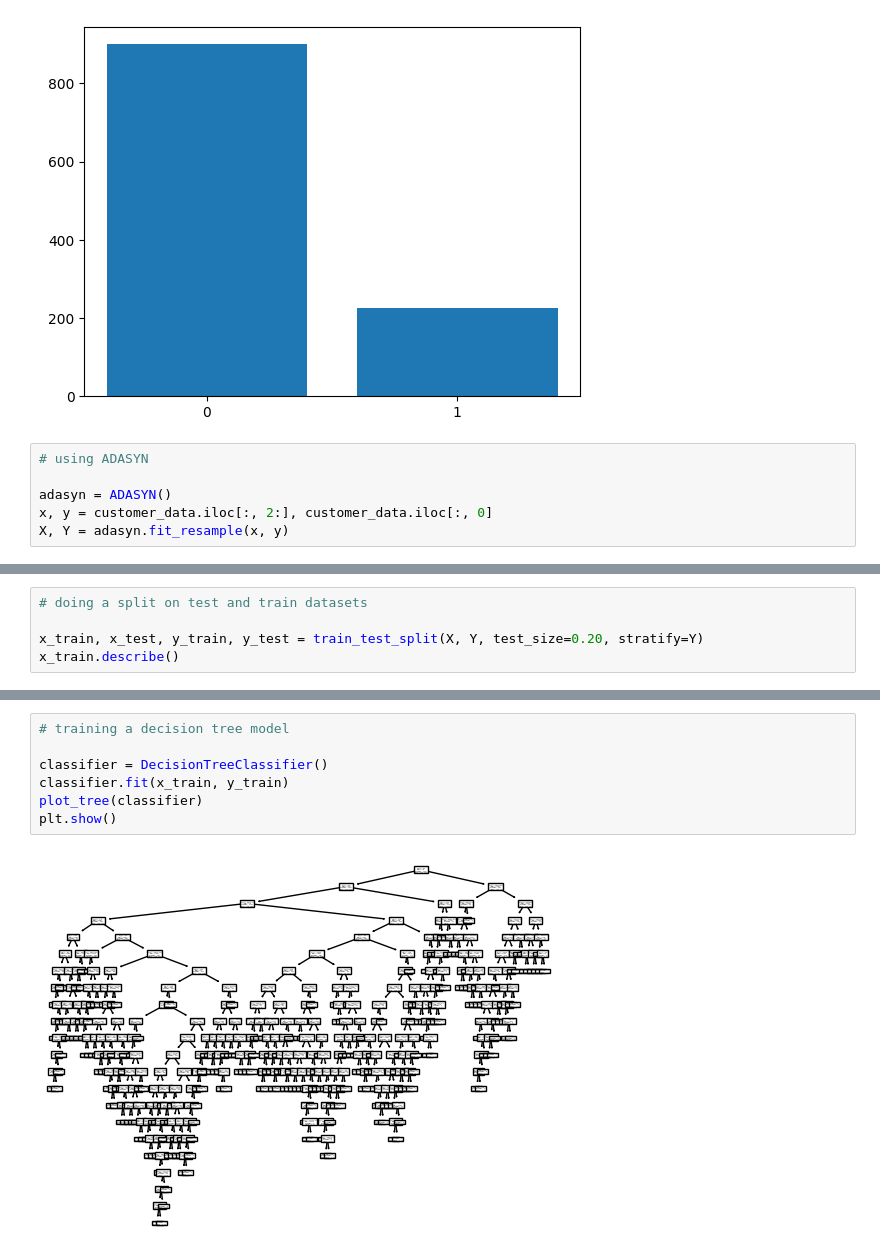
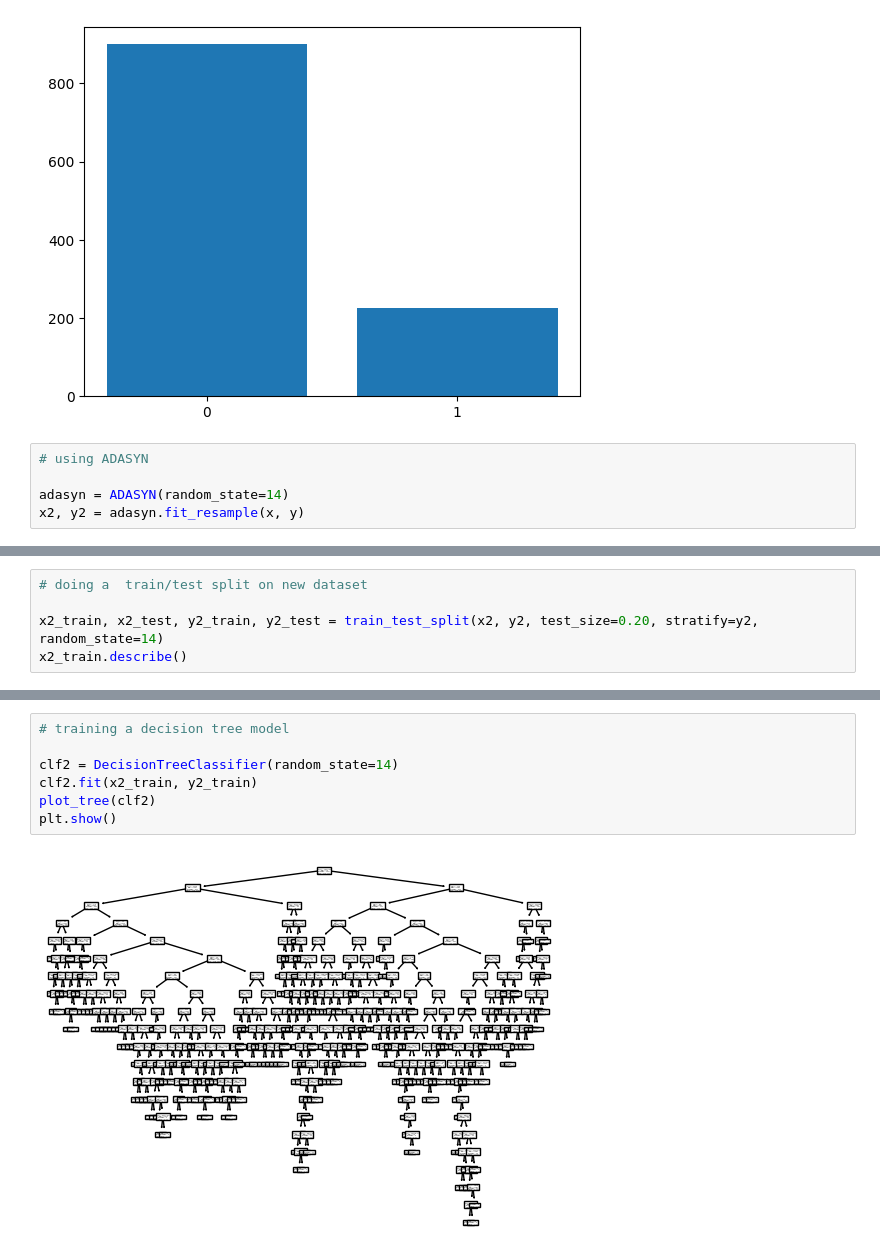
Before and after one commit to ksnkh/decision-trees-coursework, a Jupyter notebook: decision tree classifier.ipynb, the cells around one changed output, grey strips where cells are left out. Saved outputs shown, nothing was run; the diff lists cells and outputs as text.

```diff
--- a/decision tree classifier.ipynb
+++ b/decision tree classifier.ipynb
@@ -101,7 +164,6 @@ plt.show()
 # %%
 # using ADASYN
 
-adasyn = ADASYN()
-x, y = customer_data.iloc[:, 2:], customer_data.iloc[:, 0]
-X, Y = adasyn.fit_resample(x, y)
+adasyn = ADASYN(random_state=14)
+x2, y2 = adasyn.fit_resample(x, y)
 # %%
@@ -116,10 +179,10 @@ plt.show()
 # %% [output]
 [figure]
 # %%
-# doing a split on test and train datasets
+# doing a  train/test split on new dataset
 
-x_train, x_test, y_train, y_test = train_test_split(X, Y, test_size=0.20, stratify=Y)
-x_train.describe()
+x2_train, x2_test, y2_train, y2_test = train_test_split(x2, y2, test_size=0.20, stratify=y2, random_state=14)
+x2_train.describe()
 # %% [output]
 |  | fea_1 | fea_2 | fea_3 | fea_4 | fea_5 | fea_6 | fea_7 | fea_8 | fea_9 | fea_10 | fea_11 |
 | count | 1431.000000 | 1431.000000 | 1431.000000 | 1.431000e+03 | 1431.000000 | 1431.000000 | 1431.000000 | 1431.000000 | 1431.000000 | 1431.000000 | 1431.000000 |
@@ -145,9 +196,9 @@ Name: label, dtype: float64
 # %%
 # training a decision tree model
 
-classifier = DecisionTreeClassifier()
-classifier.fit(x_train, y_train)
-plot_tree(classifier)
+clf2 = DecisionTreeClassifier(random_state=14)
+clf2.fit(x2_train, y2_train)
+plot_tree(clf2)
 plt.show()
 # %% [output]
-[figure, old version]
+[figure, new version]
```
Also changed, not shown: parts of 39 cells of this notebook.
